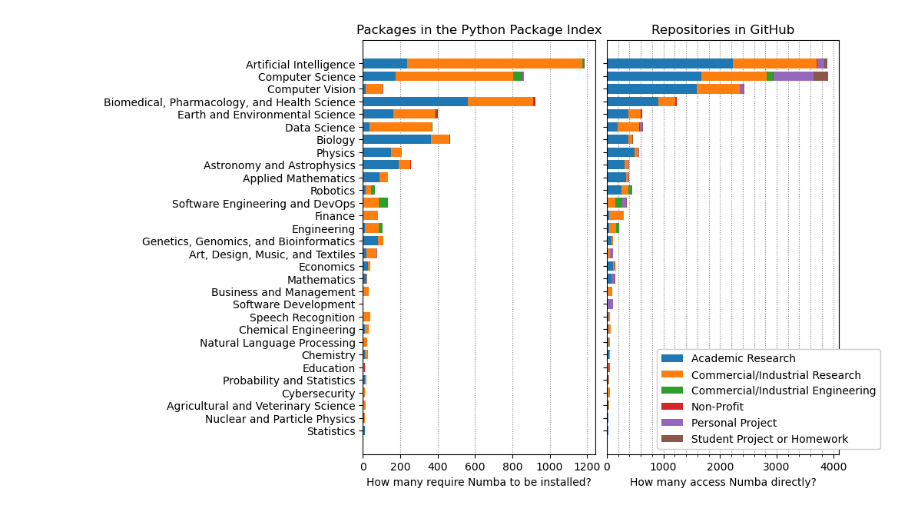
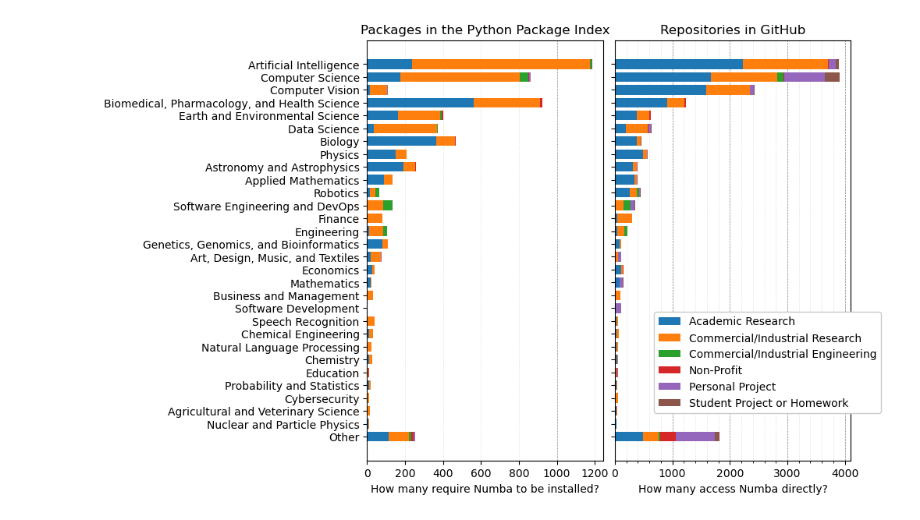
Before and after one commit to jpivarski-talks/2024-02-13-numba-usage-stats, a Jupyter notebook: 2024-10-30/analyze.ipynb, the cells around one changed output. Saved outputs shown, nothing was run; the diff lists cells and outputs as text; code cells hidden in the pictures.

Commit message:
the list of subjects needs an 'other' category

```diff
--- a/2024-10-30/analyze.ipynb
+++ b/2024-10-30/analyze.ipynb
@@ -95,65 +95,79 @@ for level in range(1, 9):
 for subject, project_type in categorized_github.values():
     counter[subject] += 1
 
-subjects = [x[0] for x in sorted(counter.items(), key=lambda x: x[1])[-30:]]
+subjects = [x[0] for x in sorted(counter.items(), key=lambda x: x[1])[-29:]]
 # %%
 fig, (ax1, ax2) = plt.subplots(1, 2, figsize=(8, 7))
 
 def plot_pypi(ax):
     counter = Counter()
+    counter_other = Counter()
     for level in range(1, 9):
         for subject, project_type in categorized_pypi[level].values():
             if subject in subjects:
                 counter[subject, project_type] += 1
+            else:
+                counter_other[project_type] += 1
 
-    weight_counts = {project_type: np.zeros(len(subjects)) for project_type in project_types}
+    all_subjects = ["Other"] + subjects
+    weight_counts = {project_type: np.zeros(len(all_subjects)) for project_type in project_types}
 
+    for project_type in project_types:
+        weight_counts[project_type][0] = counter_other.get(project_type, 0)
     for i, subject in enumerate(subjects):
         for project_type in project_types:
-            weight_counts[project_type][i] = counter.get((subject, project_type), 0)
+            weight_counts[project_type][i + 1] = counter.get((subject, project_type), 0)
 
-    left = np.zeros(len(subjects))
+    left = np.zeros(len(all_subjects))
     for project_type, weight_count in weight_counts.items():
-        ax.barh(subjects, weight_count, 0.75, label=project_type, left=left)
+        ax.barh(all_subjects, weight_count, 0.75, label=project_type, left=left)
         left += weight_count
 
     ax.set_axisbelow(True)
-    ax.grid(axis="x", color="gray", ls=":")
+    ax.grid(which="both", axis="x", color="lightgray", ls=":", lw=0.5)
+    ax.axvline(1000, color="gray", ls="--", lw=0.5, zorder=0)
 
     ax.set_title("Packages in the Python Package Index")
     ax.set_xlabel("How many require Numba to be installed?")
 
 def plot_github(ax):
     counter = Counter()
+    counter_other = Counter()
     for subject, project_type in categorized_github.values():
         if subject in subjects:
             counter[subject, project_type] += 1
+        else:
+            counter_other[project_type] += 1
 
-    weight_counts = {project_type: np.zeros(len(subjects)) for project_type in project_types}
+    all_subjects = ["Other"] + subjects
+    weight_counts = {project_type: np.zeros(len(all_subjects)) for project_type in project_types}
 
+    for project_type in project_types:
+        weight_counts[project_type][0] = counter_other.get(project_type, 0)
     for i, subject in enumerate(subjects):
         for project_type in project_types:
-            weight_counts[project_type][i] = counter.get((subject, project_type), 0)
+            weight_counts[project_type][i + 1] = counter.get((subject, project_type), 0)
 
-    left = np.zeros(len(subjects))
+    left = np.zeros(len(all_subjects))
     for project_type, weight_count in weight_counts.items():
-        ax.barh(subjects, weight_count, 0.75, label=project_type, left=left)
+        ax.barh(all_subjects, weight_count, 0.75, label=project_type, left=left)
         left += weight_count
 
-    ax.legend(loc="lower right", bbox_to_anchor=(1.2, 0), framealpha=1)
+    ax.legend(loc="lower right", bbox_to_anchor=(1.15, 0.1), framealpha=1)
     ax.set_axisbelow(True)
-    ax.grid(which="both", axis="x", color="gray", ls=":")
+    ax.grid(which="both", axis="x", color="lightgray", ls=":", lw=0.5)
+    ax.grid(which="major", axis="x", color="gray", ls="--", lw=0.5)
 
     ax.set_title("Repositories in GitHub")
     ax.set_xlabel("How many access Numba directly?")
     ax.set_xticks(range(0, 4200, 200), minor=True)
     ax.set_yticklabels([])
 
 plot_pypi(ax1)
 plot_github(ax2)
 
 plt.subplots_adjust(wspace=0.05)
 
 fig.savefig("impact-of-numba.svg")
 # %% [output]
-[figure, old version]
+[figure, new version]
```
Also changed, not shown: 2 other files.
